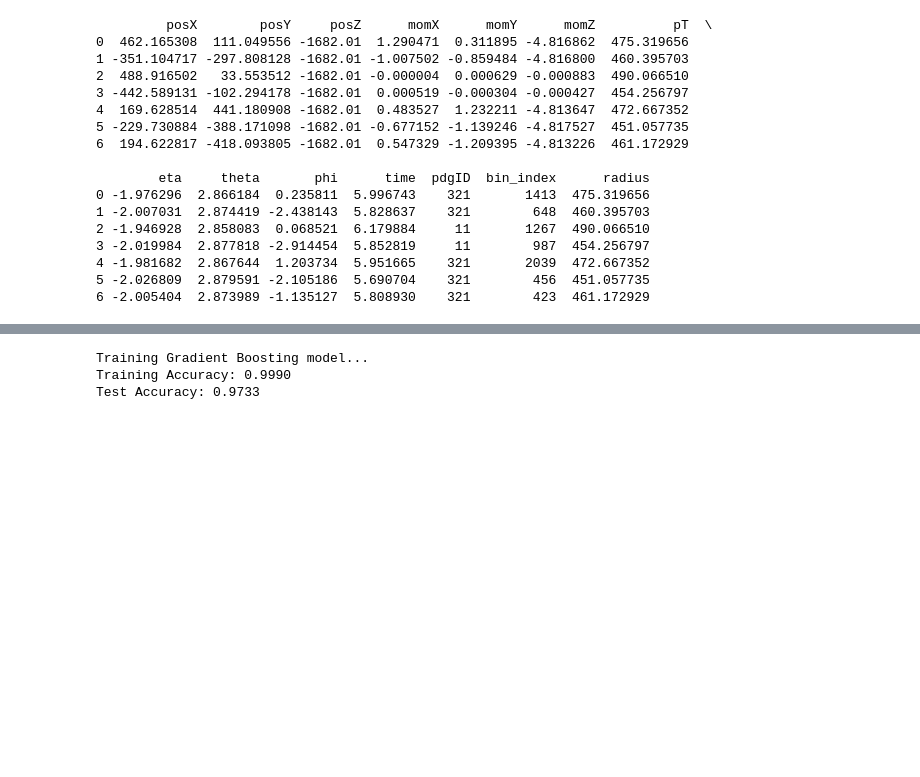
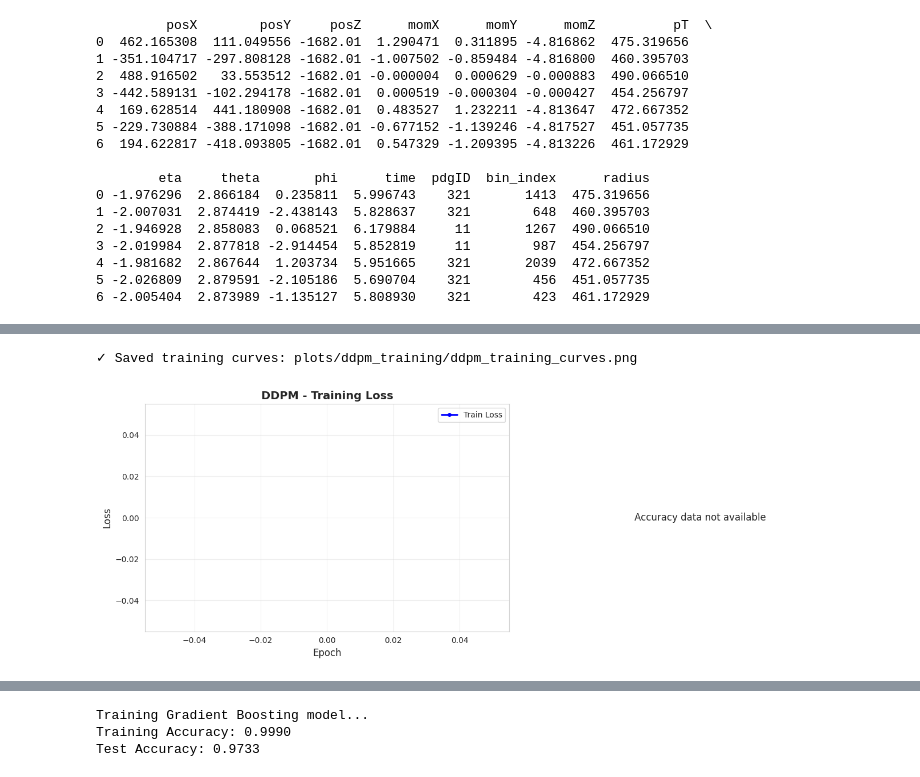
Before and after one commit to CFNSai/ml4patternrec, a Jupyter notebook: ringsdetAI.ipynb, the cells around one changed output, grey strips where cells are left out. Cells and saved outputs as stored; diff of their text form; code cells hidden in the pictures; blank space fills up the shorter version.

```diff
--- a/ringsdetAI.ipynb
+++ b/ringsdetAI.ipynb
@@ -151,0 +187,13 @@ plt.show()
+# %%
+# Assuming hybrid_model is your instance
+train_losses = []  # collected from training loop
+
+# Plot training curves
+hybrid_model.plotter.plot_training_metrics(
+    train_losses=train_losses,
+    model_name="DDPM",
+    show=True
+)
+# %% [output]
+✓ Saved training curves: plots/ddpm_training/ddpm_training_curves.png
+[figure, added]
```
Also changed, not shown: parts of 12 cells of this notebook, 3 other files.
